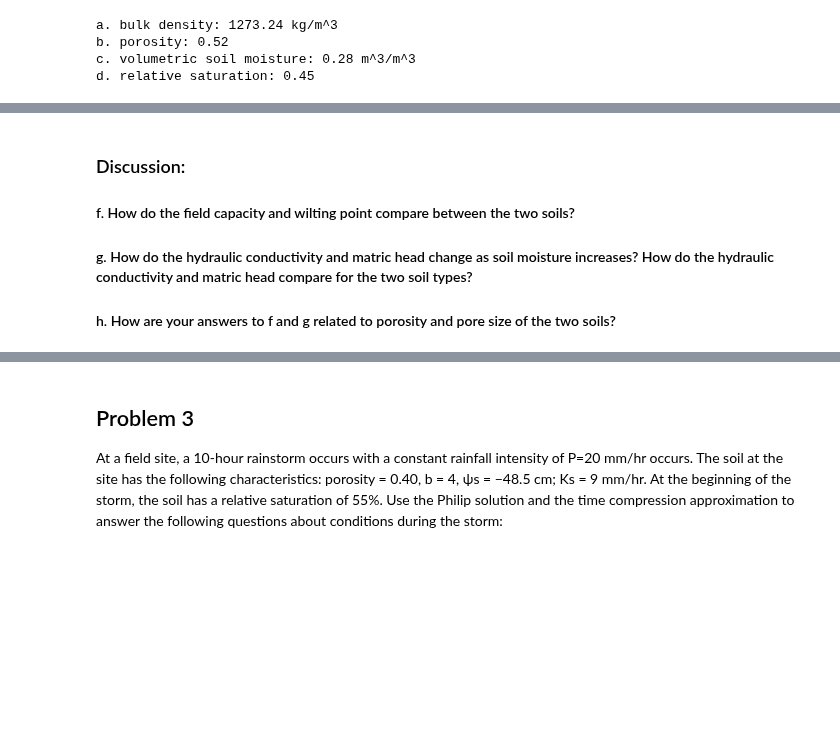
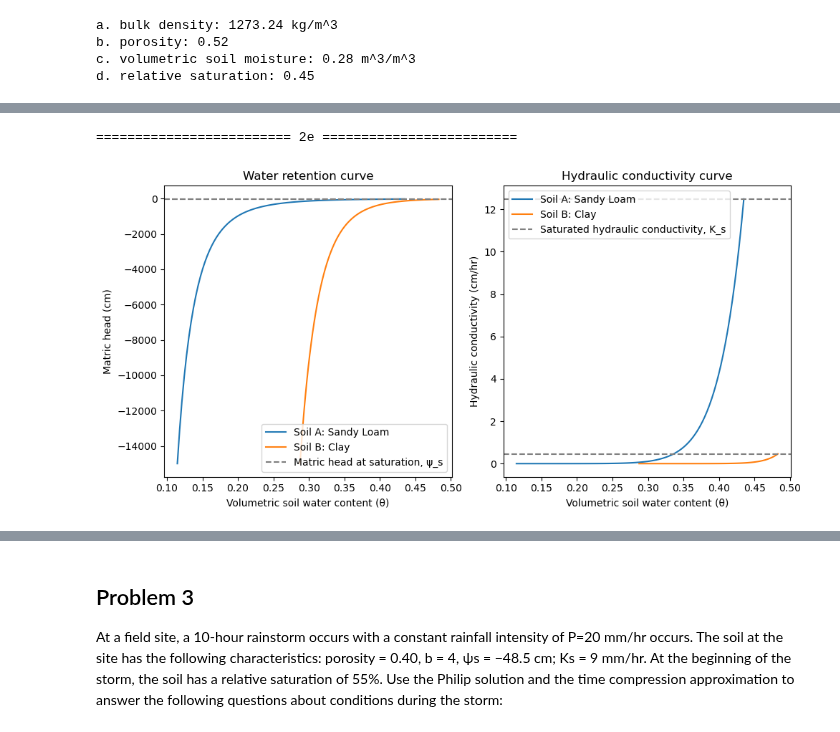
Before and after one commit to atdunwoody/EcoHydro, a Jupyter notebook: CIVE 520/HW4.ipynb, the cells around one changed output, grey strips where cells are left out. Cells and saved outputs as stored; diff of their text form; code cells hidden in the pictures; blank space fills up the shorter version.

```diff
--- a/CIVE 520/HW4.ipynb
+++ b/CIVE 520/HW4.ipynb
@@ -201,7 +241,34 @@ soil moisture at wilting point for soil B: 0.35
-# %% [markdown]
-### Discussion:
-#### f. How do the field capacity and wilting point compare between the two soils?
-
-#### g. How do the hydraulic conductivity and matric head change as soil moisture increases? How do the hydraulic conductivity and matric head compare for the two soil types?
-
-#### h. How are your answers to f and g related to porosity and pore size of the two soils?
+# %%
+soil_A.theta_range = np.linspace(soil_A.theta_wilting_point, soil_A.theta_star, 100)
+soil_A.psi_range = soil_A.calc_matric_head(soil_A.theta_range)
+soil_A.K_range = soil_A.calc_hydraulic_conductivity(soil_A.theta_range)
+
+soil_B.theta_range = np.linspace(soil_B.theta_wilting_point, soil_B.theta_star, 100)
+soil_B.psi_range = soil_B.calc_matric_head(soil_B.theta_range)
+soil_B.K_range = soil_B.calc_hydraulic_conductivity(soil_B.theta_range)
+
+print("\n========================= 2e =========================")
+fig, ax = plt.subplots(1, 2, figsize=(10, 5))
+ax[0].plot(soil_A.theta_range, soil_A.psi_range, label="Soil A: Sandy Loam")
+ax[0].plot(soil_B.theta_range, soil_B.psi_range, label="Soil B: Clay")
+#Plot horizontal line at psi_s for each soil
+ax[0].axhline(soil_A.psi_s, color="gray", linestyle="--", label="Matric head at saturation, \u03C8_s")
+ax[0].axhline(soil_B.psi_s, color="gray", linestyle="--")
+ax[0].set_xlabel("Volumetric soil water content (\u03B8)")
+ax[0].set_ylabel("Matric head (cm)")
+ax[0].set_title("Water retention curve")
+ax[0].legend()
+ax[1].plot(soil_A.theta_range, soil_A.K_range, label="Soil A: Sandy Loam")
+ax[1].plot(soil_B.theta_range, soil_B.K_range, label="Soil B: Clay")
+#Plot horizontal line at K_s for each soil
+ax[1].axhline(soil_A.K_s, color="gray", linestyle="--", label="Saturated hydraulic conductivity, K_s")
+ax[1].axhline(soil_B.K_s, color="gray", linestyle="--")
+ax[1].set_xlabel("Volumetric soil water content (\u03B8)")
+ax[1].set_ylabel("Hydraulic conductivity (cm/hr)")
+ax[1].set_title("Hydraulic conductivity curve")
+ax[1].legend()
+plt.tight_layout()
+plt.show()
+# %% [output]
+========================= 2e =========================
+[figure, added]
```
Also changed, not shown: parts of 9 cells of this notebook, 7 other files.
